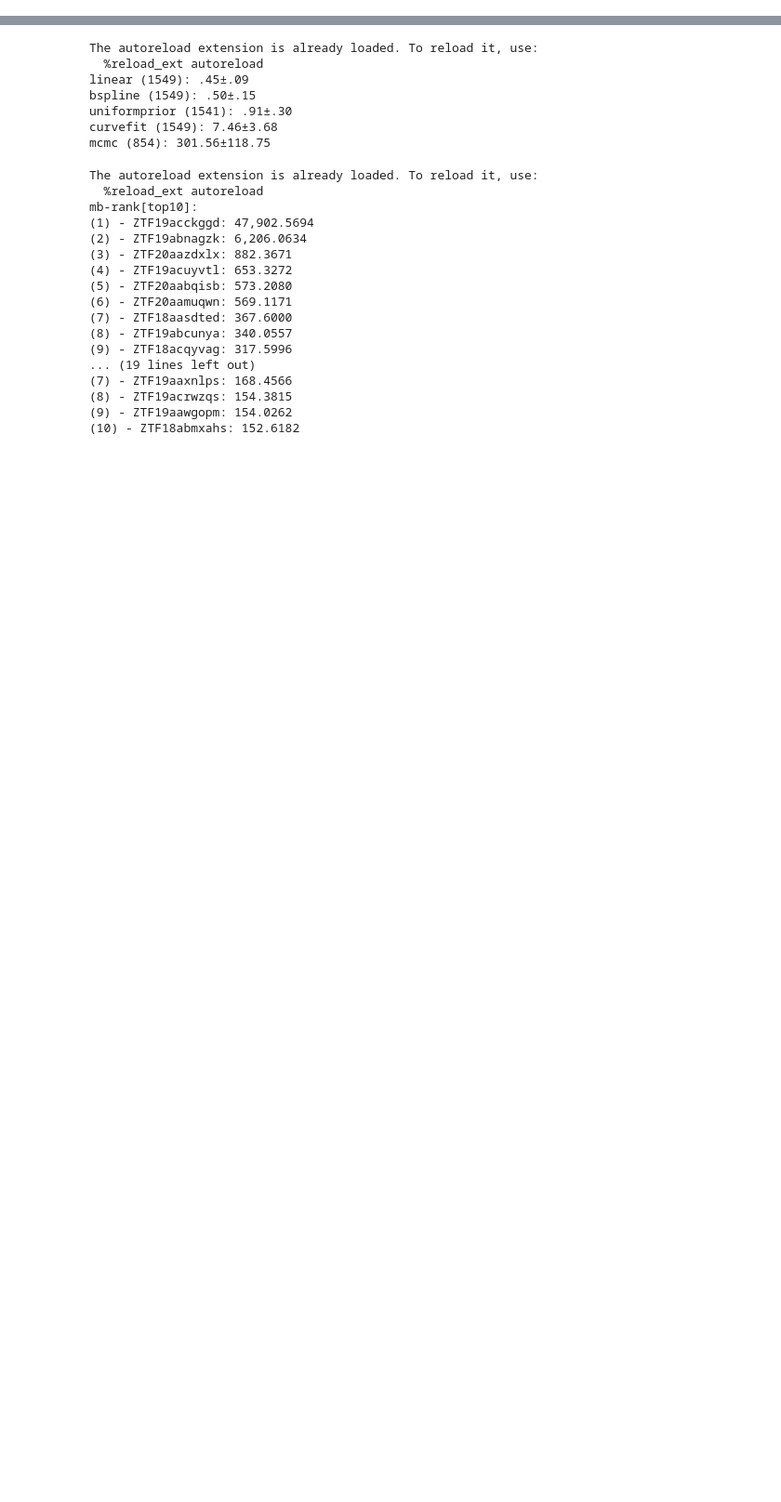
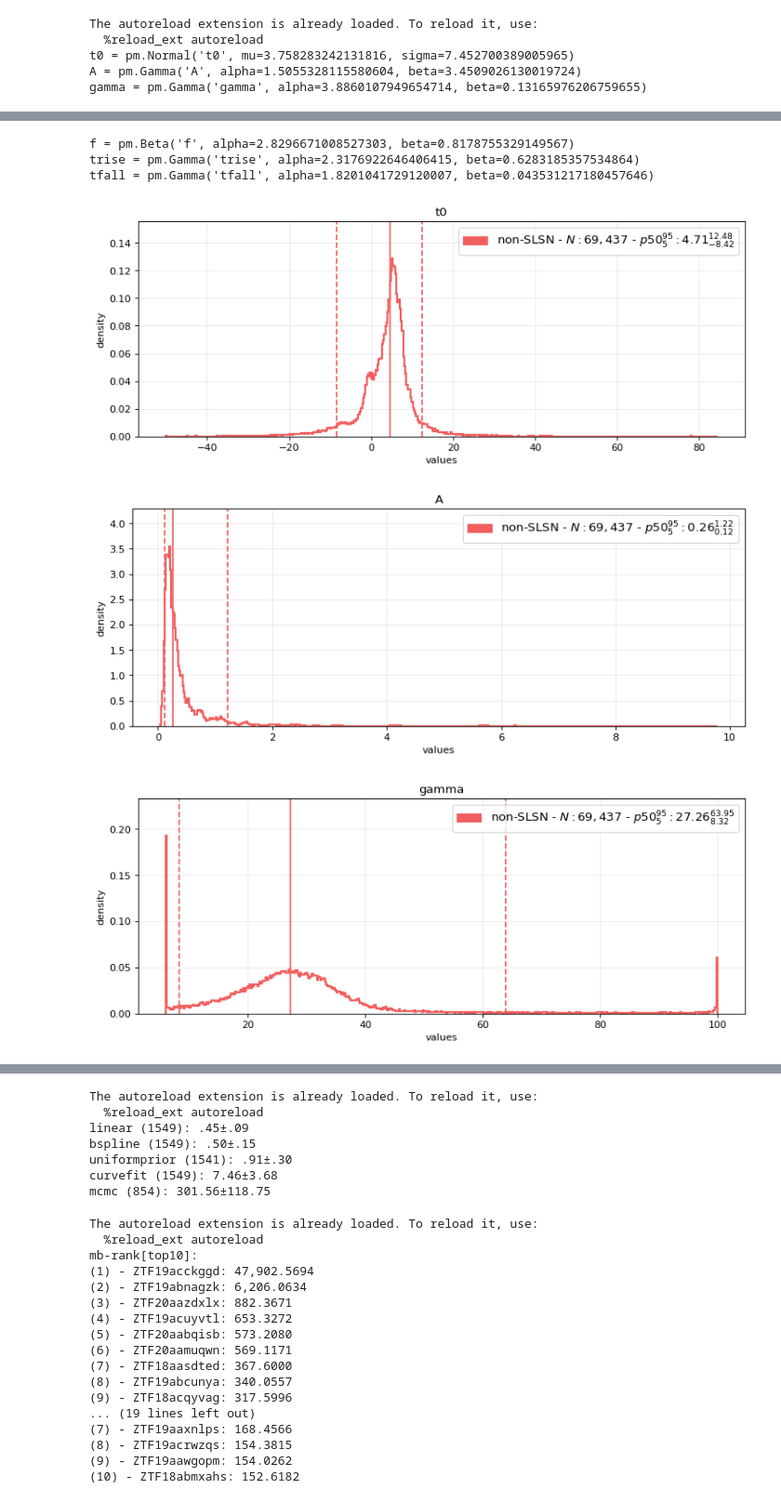
Before and after one commit to oscarpimentel/sne-lightcurves-synthetic, a Jupyter notebook: experiments/synth_curves_statistics.ipynb, the cells around one changed output, grey strips where cells are left out. Shown at 93% size. Saved outputs shown, nothing was run; the diff lists cells and outputs as text; code cells hidden in the pictures; blank space fills up the shorter version.

```diff
--- a/experiments/synth_curves_statistics.ipynb
+++ b/experiments/synth_curves_statistics.ipynb
@@ -22,11 +22,11 @@ filedirs after searching with filters: (../save)
 %autoreload 2
 from synthsne import curve_statistics as cs
 
-lcset_name = 'train+val'
+lcset_name = 'train'
 methods = ['linear', 'bspline', 'uniformprior', 'curvefit', 'mcmc']
 #methods = ['curvefit', 'mcmc']
 #methods = ['linear', 'bspline']
 rootdir = f'../save/alerceZTFv7.1/survey=alerceZTFv7.1°bands=gr°mode=onlySNe/{lcset_name}'
-method = 'linear' # linear, bspline
+method = 'curvefit' # linear, bspline
 cs.get_all_incorrects_fittings(rootdir, method)
 # %% [output]
@@ -34 +35,43 @@ WARNING (theano.tensor.blas): Using NumPy C-API based implementation for BLAS fu
 ['ZTF20aavpnlv', 'ZTF18acbwtnh']
+# %%
+%load_ext autoreload
+%autoreload 2
+from synthsne import curve_statistics as cs
+from flamingchoripan.cuteplots.plots import plot_hist_bins
+import scipy
+import scipy.stats
+
+def x(spm_p, dist_name, dist_params):
+    if dist_name=='norm':
+        return f"{spm_p} = pm.Normal('{spm_p}', mu={dist_params[0]}, sigma={dist_params[1]})"
+    elif dist_name=='gamma':
+        return f"{spm_p} = pm.Gamma('{spm_p}', alpha={dist_params[0]}, beta={1/dist_params[2]})"
+    elif dist_name=='beta':
+        return f"{spm_p} = pm.Beta('{spm_p}', alpha={dist_params[0]}, beta={dist_params[1]})"
+
+spm_d = {
+    't0':'norm',
+    'A':'gamma',
+    'gamma':'gamma',
+    'f':'beta',
+    'trise':'gamma',
+    'tfall':'gamma',
+}
+for spm_p in spm_d.keys():
+    classes = cs.get_classes(rootdir, method)
+    spm_args = cs.xxx(rootdir, method, 'g')[spm_p]
+    p = [spm_arg['p'] for spm_arg in spm_args if not 'SLSN' in spm_arg['c']]
+    data_dict = {'non-SLSN':p}
+    plot_hist_bins(data_dict, uses_density=1, title=spm_p)
+
+    dist_name = spm_d[spm_p]
+    if not dist_name is None:
+        dist = getattr(scipy.stats, dist_name)
+        dist_params = dist.fit(p, floc=None if dist_name=='norm' else 0)
+        print(x(spm_p, dist_name, dist_params))
+# %% [output]
+The autoreload extension is already loaded. To reload it, use:
+  %reload_ext autoreload
+t0 = pm.Normal('t0', mu=3.758283242131816, sigma=7.452700389005965)
+A = pm.Gamma('A', alpha=1.5055328115580604, beta=3.4509026130019724)
+gamma = pm.Gamma('gamma', alpha=3.8860107949654714, beta=0.13165976206759655)
@@ -34,0 +79,6 @@ WARNING (theano.tensor.blas): Using NumPy C-API based implementation for BLAS fu
+f = pm.Beta('f', alpha=2.8296671008527303, beta=0.8178755329149567)
+trise = pm.Gamma('trise', alpha=2.3176922646406415, beta=0.6283185357534864)
+tfall = pm.Gamma('tfall', alpha=1.8201041729120007, beta=0.043531217180457646)
+[figure, added]
+[figure, added]
+[figure, added]
```
Also changed, not shown: parts of 3 cells of this notebook, 7 other files.
